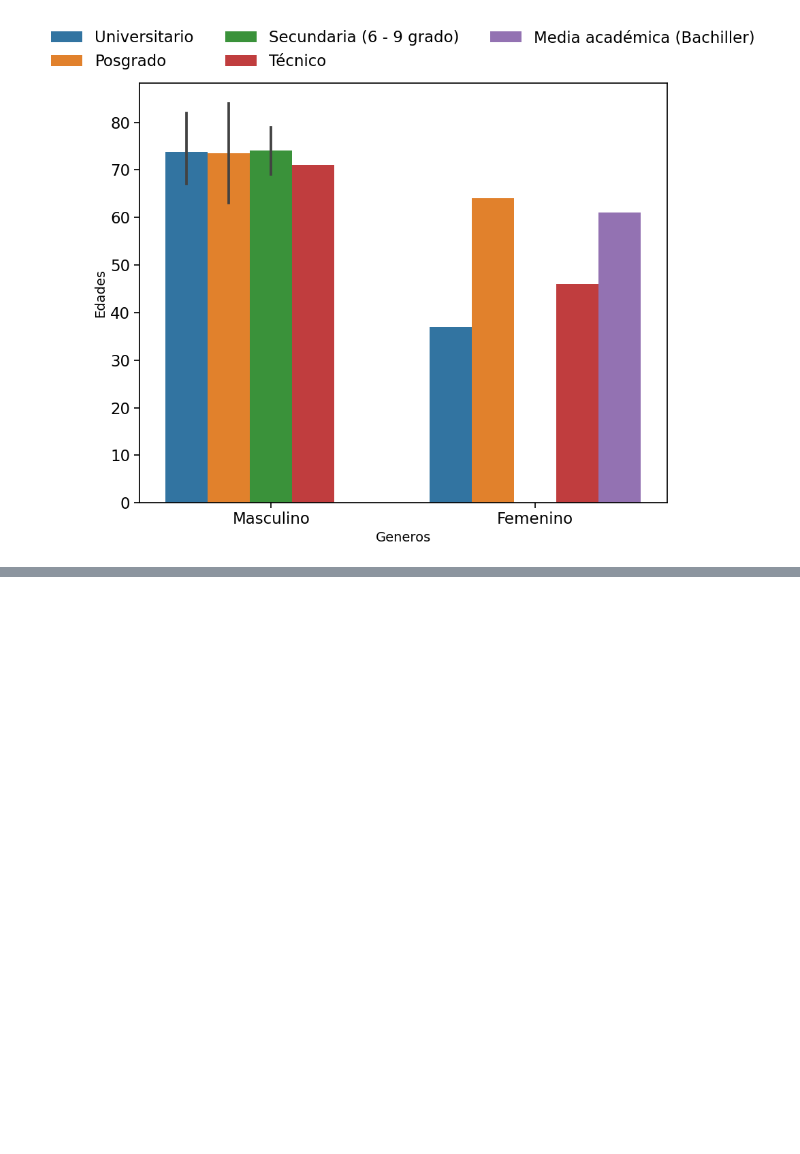
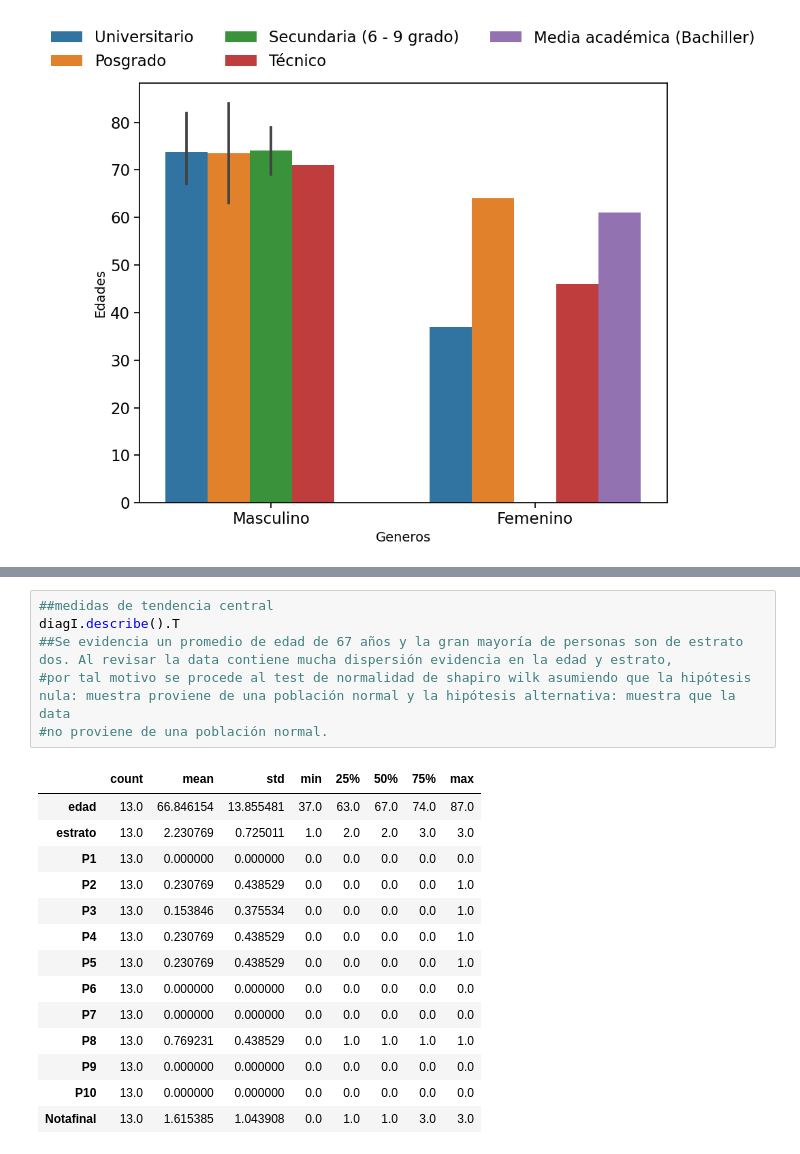
Before and after one commit to jaquimbayoc7/AnalisisProyeccionSocial, a Jupyter notebook: Analisis.ipynb, the cells around one changed output, grey strips where cells are left out. Drawn from its saved outputs; the diff is of its cells as text; blank space fills up the shorter version.

```diff
--- a/Analisis.ipynb
+++ b/Analisis.ipynb
@@ -195,0 +303,21 @@ drawChart('genero','estrato','Distribución de Población por Estrato','Distribu
+# %%
+##medidas de tendencia central
+diagI.describe().T
+##Se evidencia un promedio de edad de 67 años y la gran mayoría de personas son de estrato dos. Al revisar la data contiene mucha dispersión evidencia en la edad y estrato,
+#por tal motivo se procede al test de normalidad de shapiro wilk asumiendo que la hipótesis nula: muestra proviene de una población normal y la hipótesis alternativa: muestra que la data
+#no proviene de una población normal.
+# %% [output]
+|  | count | mean | std | min | 25% | 50% | 75% | max |
+| edad | 13.0 | 66.846154 | 13.855481 | 37.0 | 63.0 | 67.0 | 74.0 | 87.0 |
+| estrato | 13.0 | 2.230769 | 0.725011 | 1.0 | 2.0 | 2.0 | 3.0 | 3.0 |
+| P1 | 13.0 | 0.000000 | 0.000000 | 0.0 | 0.0 | 0.0 | 0.0 | 0.0 |
+| P2 | 13.0 | 0.230769 | 0.438529 | 0.0 | 0.0 | 0.0 | 0.0 | 1.0 |
+| P3 | 13.0 | 0.153846 | 0.375534 | 0.0 | 0.0 | 0.0 | 0.0 | 1.0 |
+| P4 | 13.0 | 0.230769 | 0.438529 | 0.0 | 0.0 | 0.0 | 0.0 | 1.0 |
+| P5 | 13.0 | 0.230769 | 0.438529 | 0.0 | 0.0 | 0.0 | 0.0 | 1.0 |
+| P6 | 13.0 | 0.000000 | 0.000000 | 0.0 | 0.0 | 0.0 | 0.0 | 0.0 |
+| P7 | 13.0 | 0.000000 | 0.000000 | 0.0 | 0.0 | 0.0 | 0.0 | 0.0 |
+| P8 | 13.0 | 0.769231 | 0.438529 | 0.0 | 1.0 | 1.0 | 1.0 | 1.0 |
+| P9 | 13.0 | 0.000000 | 0.000000 | 0.0 | 0.0 | 0.0 | 0.0 | 0.0 |
+| P10 | 13.0 | 0.000000 | 0.000000 | 0.0 | 0.0 | 0.0 | 0.0 | 0.0 |
+| Notafinal | 13.0 | 1.615385 | 1.043908 | 0.0 | 1.0 | 1.0 | 3.0 | 3.0 |
```
Also changed, not shown: parts of 20 cells of this notebook, 1 other file.
